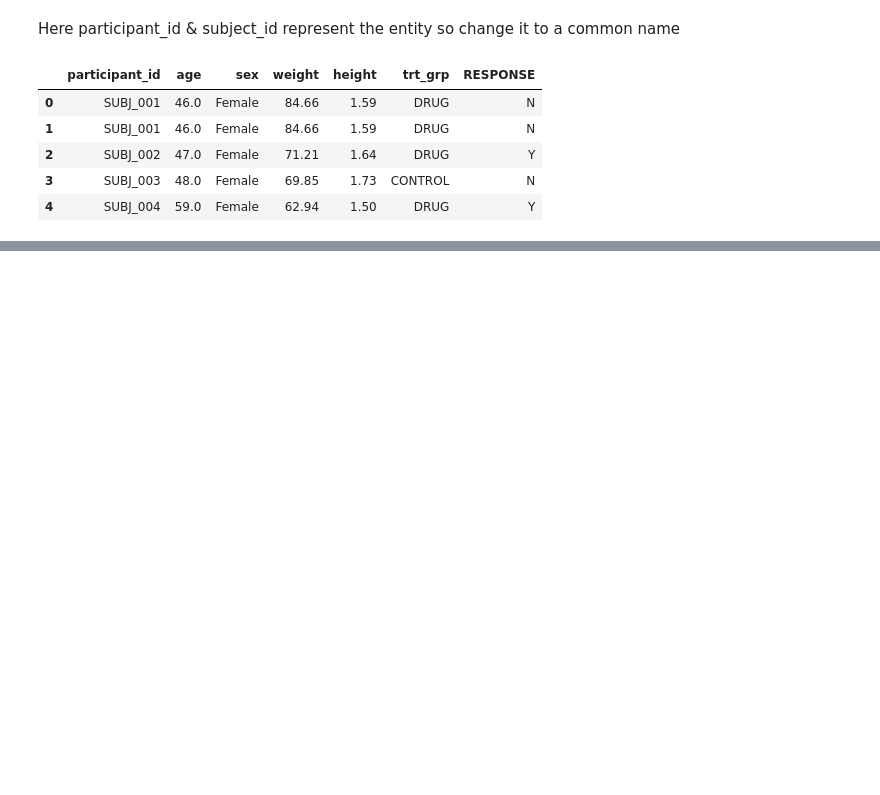
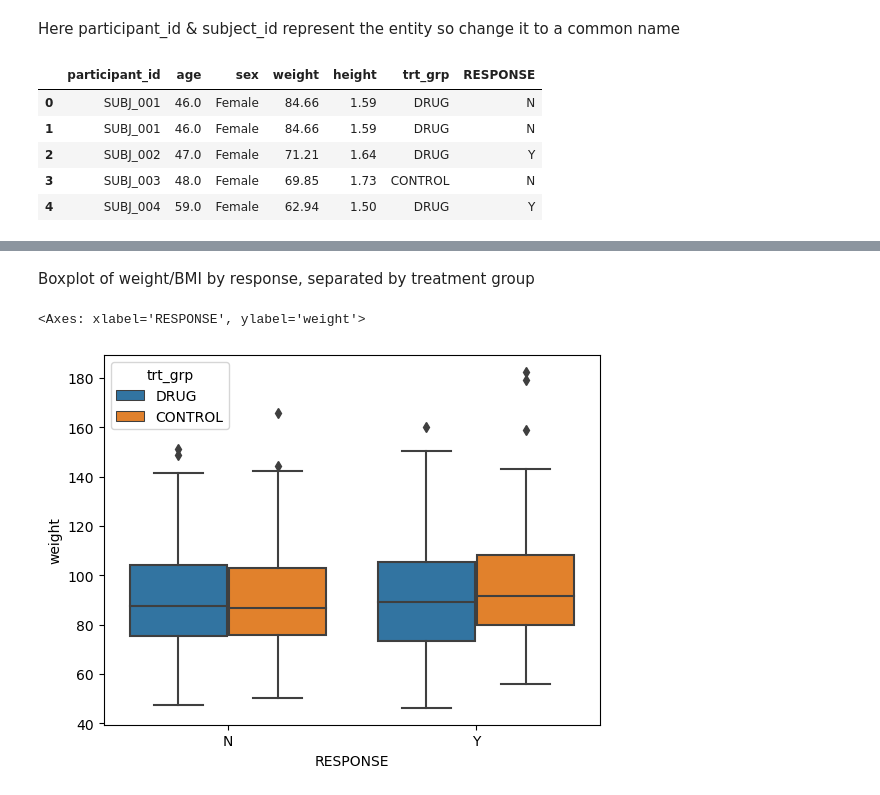
Before and after one commit to aditya2695/GSK-Data-Step-Up-Challenge, a Jupyter notebook: eda.ipynb, the cells around one changed output, grey strips where cells are left out. Saved outputs shown, nothing was run; the diff lists cells and outputs as text; code cells hidden in the pictures; blank space fills up the shorter version.

```diff
--- a/eda.ipynb
+++ b/eda.ipynb
@@ -48,0 +189,7 @@ study_df.head()
+# %% [markdown]
+Boxplot of weight/BMI by response, separated by treatment group
+# %%
+sns.boxplot(x='RESPONSE', y='weight', hue='trt_grp', data=merged_df)
+# %% [output]
+<Axes: xlabel='RESPONSE', ylabel='weight'>
+[figure, added]
```
Also changed, not shown: parts of 34 cells of this notebook.
